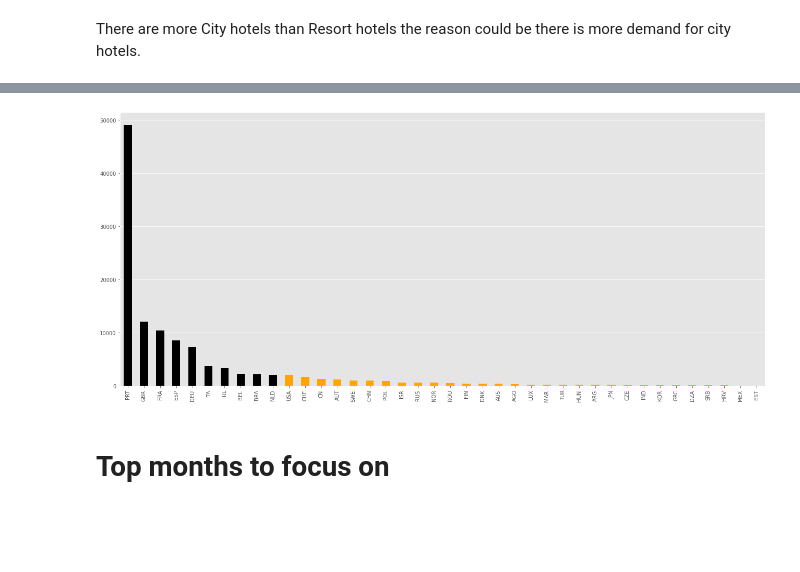
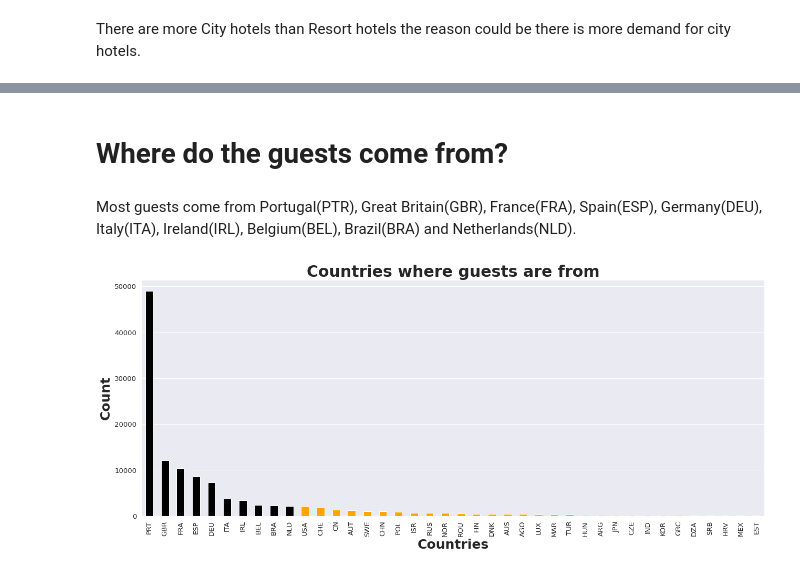
Before and after one commit to aynaval/Hotel-booking-analysis_EDA, a Jupyter notebook: EDA_Capstone_Project.ipynb, the cells around one changed output, grey strips where cells are left out. Cells and saved outputs as stored; diff of their text form; code cells hidden in the pictures; blank space fills up the shorter version.

```diff
--- a/EDA_Capstone_Project.ipynb
+++ b/EDA_Capstone_Project.ipynb
@@ -27,14 +5,18 @@
 # %%
 # Importing the libs
+
 import numpy as np
 import pandas as pd
 %matplotlib inline
 import matplotlib.pyplot as plt
 import seaborn as sns
+from matplotlib import rcParams
+rcParams['figure.figsize'] = 10,6
+
+# set some display options:
+
+pd.set_option("display.max_columns", 36)
 plt.style.use('ggplot')
-
-from matplotlib import rcParams
-#rcParams['figure.figsize'] = 11.7,8.27
 # %%
 import warnings
 warnings.simplefilter(action="ignore", category=FutureWarning)
@@ -488,4 +525,0 @@ plt.grid(axis = 'x')
-# %%
-rcParams['figure.figsize'] = 11.7,8.27
-
-sns.countplot(data['hotel'],palette="Set1")
@@ -518,12 +532,17 @@ sns.barplot(x = "market_segment", y = "lead_time", data = data, hue = "hotel", p
+# %% [markdown]
+# Where do the guests come from?
+# %% [markdown]
+Most guests come from Portugal(PTR), Great Britain(GBR), France(FRA), Spain(ESP), Germany(DEU), Italy(ITA), Ireland(IRL), Belgium(BEL), Brazil(BRA) and Netherlands(NLD).
 # %%
  mask = data['country'].value_counts().index
  clrs = ['black' if (x in mask[:10]) else 'orange' for x in mask]
 # %%
 # top 10 countries to focus on
 data['country'].value_counts()[:40].plot(kind='bar',figsize = (18,8),color=clrs);
 plt.grid(axis = 'x')
+plt.title('Countries where guests are from',fontsize=30,fontweight="bold")
+plt.xlabel('Countries',fontsize=25,fontweight="bold")
+plt.ylabel('Count',fontsize=25,fontweight="bold")
 plt.tight_layout()
 # %% [output]
-[figure, old version]
+[figure, new version]
-# %% [markdown]
-# Top months to focus on
```
Also changed, not shown: parts of 62 cells of this notebook.
